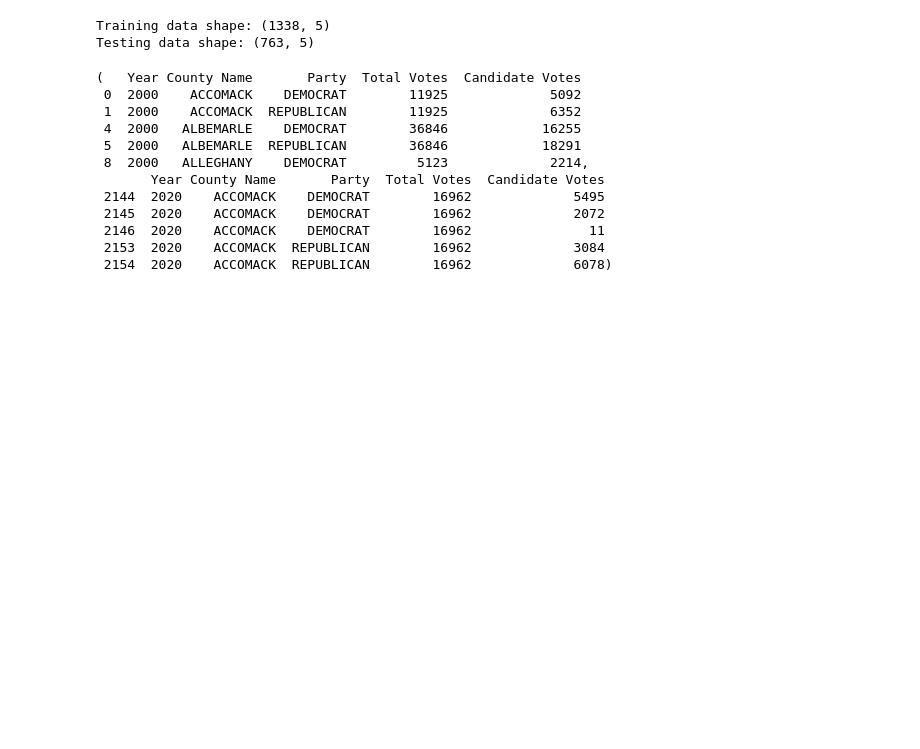
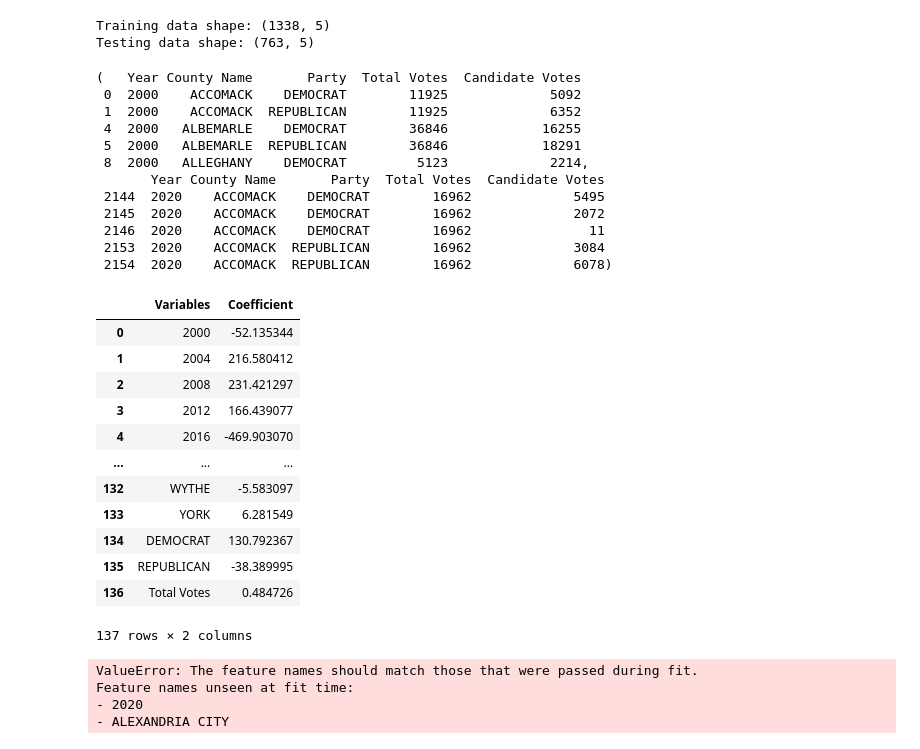
Before and after one commit to gaboojie/project_voting, a Jupyter notebook: code.ipynb, the cells around one changed output. Drawn from its saved outputs; the diff is of its cells as text; code cells hidden in the pictures; blank space fills up the shorter version.

Commit message:
Experimented with creating linear models using test and train data

```diff
--- a/code.ipynb
+++ b/code.ipynb
@@ -100,3 +105,52 @@ Testing data shape: (763, 5)
  2146  2020    ACCOMACK    DEMOCRAT        16962               11
  2153  2020    ACCOMACK  REPUBLICAN        16962             3084
  2154  2020    ACCOMACK  REPUBLICAN        16962             6078)
+# %%
+# Create a linear regression model using the train data
+X_train = pd.concat([
+    pd.get_dummies(train_df['Year'], dtype='int'),
+    pd.get_dummies(train_df['County Name'], dtype='int'),
+    pd.get_dummies(train_df['Party'], dtype='int'),
+    train_df[['Total Votes']]
+], axis=1)
+X_train.columns = X_train.columns.astype(str)
+y_train = train_df['Candidate Votes']
+
+# Construct a linear model with no intercept using sklearn
+from sklearn import linear_model
+reg = linear_model.LinearRegression(fit_intercept=False).fit(X_train, y_train)
+
+results = pd.DataFrame({'Variables':reg.feature_names_in_, 'Coefficient':reg.coef_})
+results
+# %% [output]
+|  | Variables | Coefficient |
+| 0 | 2000 | -52.135344 |
+| 1 | 2004 | 216.580412 |
+| 2 | 2008 | 231.421297 |
+| 3 | 2012 | 166.439077 |
+| 4 | 2016 | -469.903070 |
+| ... | ... | ... |
+| 132 | WYTHE | -5.583097 |
+| 133 | YORK | 6.281549 |
+| 134 | DEMOCRAT | 130.792367 |
+| 135 | REPUBLICAN | -38.389995 |
+| 136 | Total Votes | 0.484726 |
+137 rows × 2 columns
+# %%
+X_test = pd.concat([
+    pd.get_dummies(test_df['Year'], dtype='int'),
+    pd.get_dummies(test_df['County Name'], dtype='int'),
+    pd.get_dummies(test_df['Party'], dtype='int'),
+    test_df[['Total Votes']]
+], axis=1)
+X_test.columns = X_test.columns.astype(str)
+y_test = test_df['Candidate Votes']
+
+# Calculate R^2
+r2 = reg.score(X_test, y_test)
+print('R_squared: ', r2)
+# %% [output]
+ValueError: The feature names should match those that were passed during fit.
+Feature names unseen at fit time:
+- 2020
+- ALEXANDRIA CITY
```
Also changed, not shown: parts of 1 cell of this notebook.
